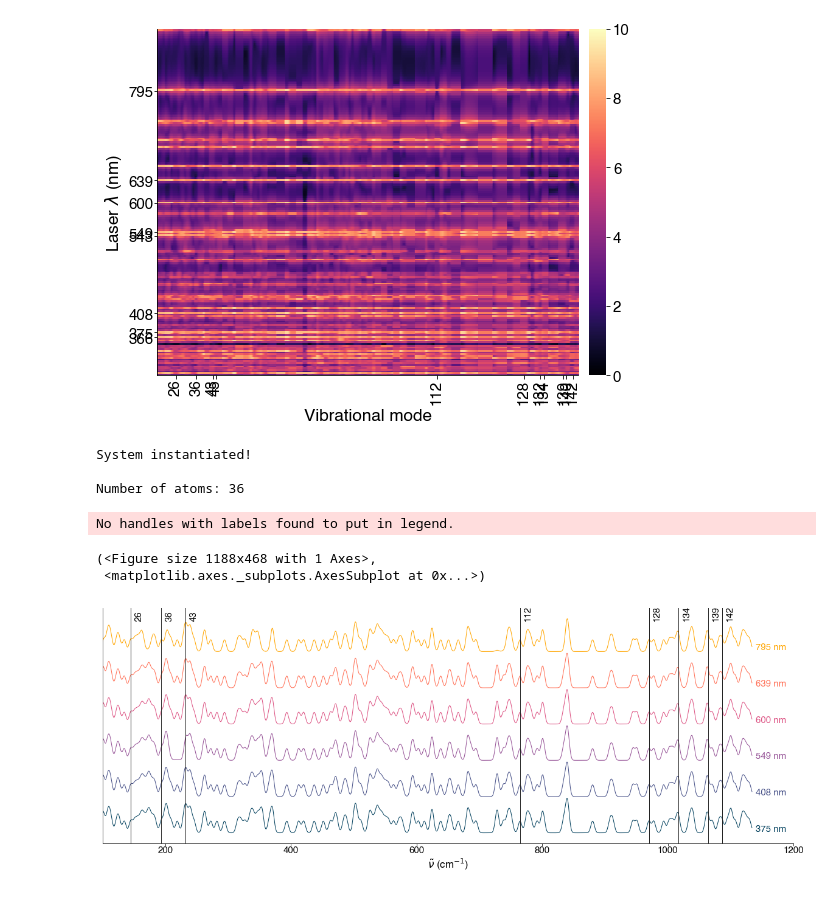
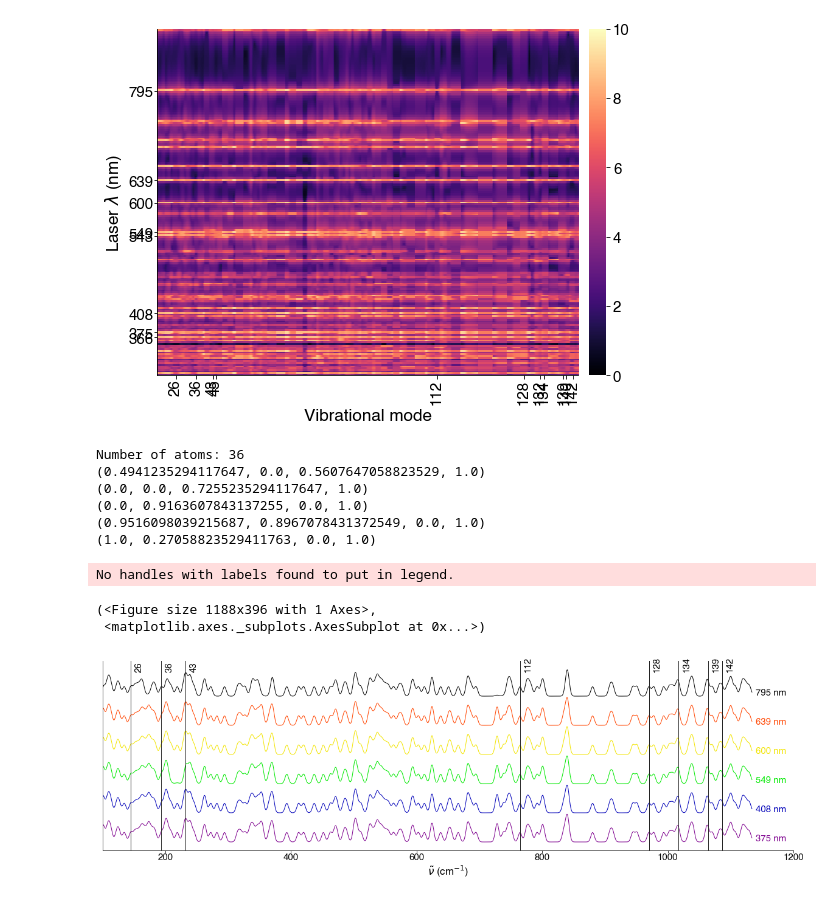
Before and after one commit to oscarigrexas/eomt-oscar, a Jupyter notebook: exploration/plot-spectra.ipynb, the cells around one changed output. Saved outputs shown, nothing was run; the diff lists cells and outputs as text; code cells hidden in the pictures.

```diff
--- a/exploration/plot-spectra.ipynb
+++ b/exploration/plot-spectra.ipynb
@@ -416,17 +427,20 @@ No handles with labels found to put in legend.
 # %%
 name = 'as12'
 com = load_complex(name)
 nms = [375, 408, 549, 600, 639, 795]
 modes = [26, 36, 43, 112, 128, 134, 139, 142]
-plot_raman(com, rr_list=nms, mode='multirr', xlim=[100, 1200], modes=modes, height=0.5*(len(modes) - 5) + 5, type='wide')
+plot_raman(com, rr_list=nms, mode='multirr', xlim=[100, 1200], modes=modes, height=0.5*(len(modes) - 5) + 4, kind='wide', cmap_name='nipy_spectral')
 # %% [output]
-System instantiated!
-
 Number of atoms: 36
+(0.4941235294117647, 0.0, 0.5607647058823529, 1.0)
+(0.0, 0.0, 0.7255235294117647, 1.0)
+(0.0, 0.9163607843137255, 0.0, 1.0)
+(0.9516098039215687, 0.8967078431372549, 0.0, 1.0)
+(1.0, 0.27058823529411763, 0.0, 1.0)
 No handles with labels found to put in legend.
-(<Figure size 1188x468 with 1 Axes>,
+(<Figure size 1188x396 with 1 Axes>,
  <matplotlib.axes._subplots.AxesSubplot at 0x...>)
-[figure, old version]
+[figure, new version]
 # %%
 sys = System(name='STX')
 sys.load_uv('/Users/oscar/Dropbox/s3/flowers-and-stx/stx/uv-stx.log')
```
Also changed, not shown: parts of 13 cells of this notebook, 32 other files.
